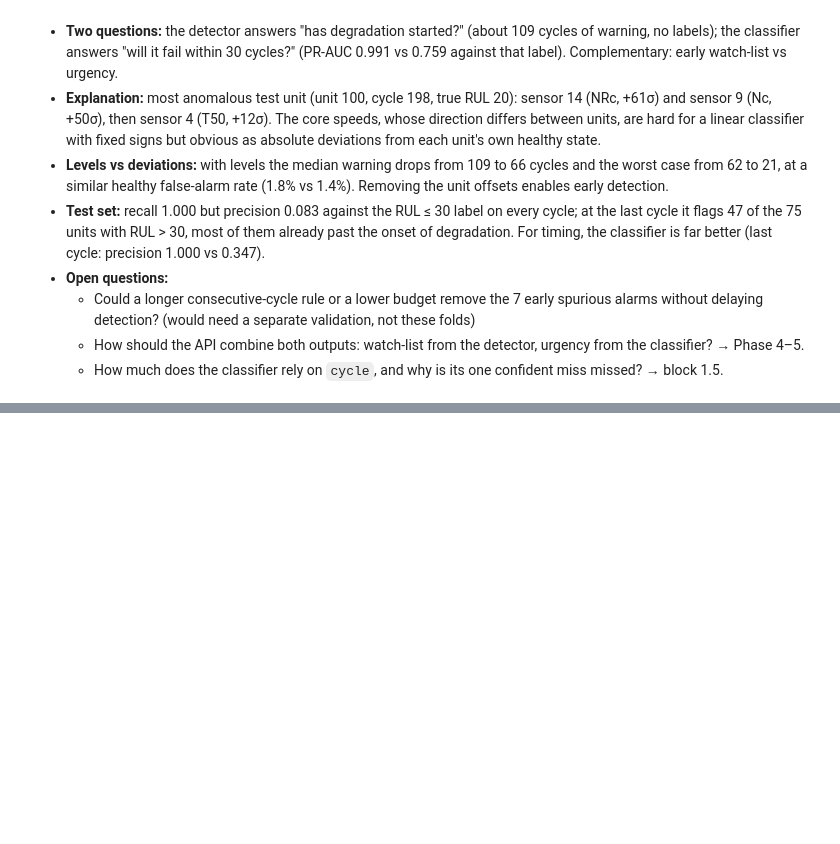
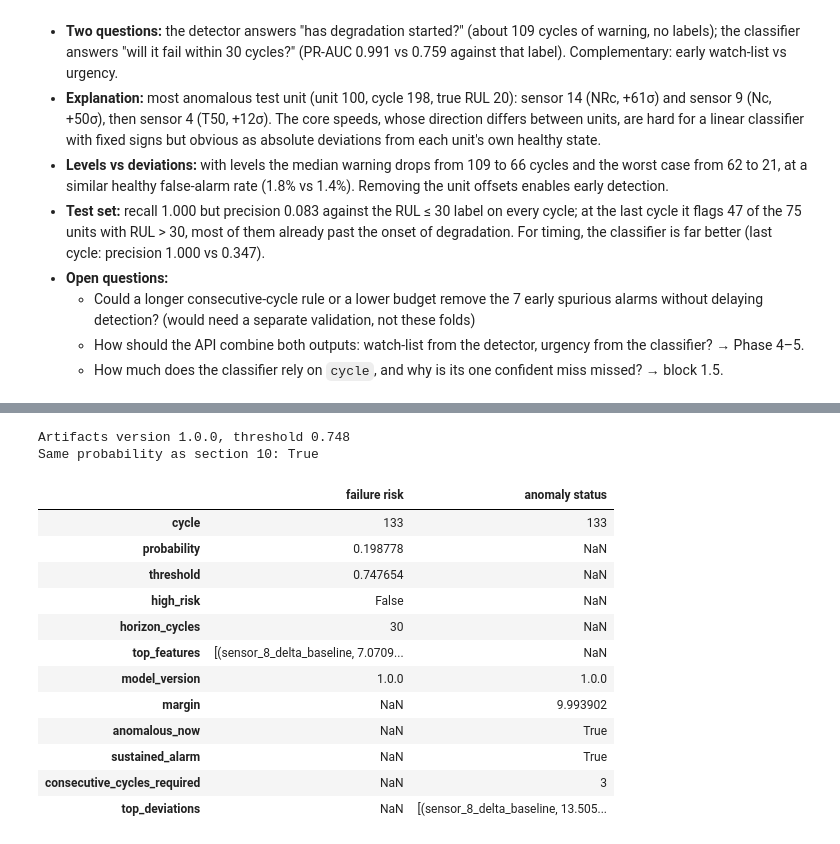
Before and after one commit to maria2332/industrial-ai-copilot, a Jupyter notebook: notebooks/02_predictive_maintenance.ipynb, the cells around one changed output, grey strips where cells are left out. Cells and saved outputs as stored; diff of their text form; code cells hidden in the pictures; blank space fills up the shorter version.

```diff
--- a/notebooks/02_predictive_maintenance.ipynb
+++ b/notebooks/02_predictive_maintenance.ipynb
@@ -690,0 +767,22 @@ Detector false-alarm rate on test cycles with RUL > 60: 0.232
+# %%
+def explain_case(position):
+    row = test.index[position]
+    case = test.loc[row]
+    margin = test_margin[position]
+    print(
+        f"Unit {case['unit']:.0f}, cycle {case['cycle']:.0f}, true RUL {case['rul']:.0f}: "
+        f"risk {test_scores[position]:.3f} (threshold {threshold:.3f}), "
+        f"detector margin {margin:.2f} ({'anomalous' if margin >= 0 else 'normal'})"
+    )
+    contributions = top_contributions(final_model, test_inputs, n=5)
+    deviations = final_detector.top_deviations(test_inputs, n=3)
+    return (
+        contributions[contributions["row"] == row].drop(columns="row").round(3),
+        deviations[deviations["row"] == row].drop(columns="row").round(2),
+    )
+
+
+misses = np.flatnonzero(last & (y_test == 1) & (test_scores < threshold))
+confident_miss = misses[np.argmin(test_scores[misses])]
+miss_contributions, miss_deviations = explain_case(confident_miss)
+miss_contributions
@@ -690,0 +878,29 @@ Detector false-alarm rate on test cycles with RUL > 60: 0.232
+# %%
+from industrial_ai.ml.inference import Predictor
+
+predictor = Predictor.load()
+unit_id = test.loc[test.index[confident_miss], "unit"]
+history = test[test["unit"] == unit_id]
+
+risk = predictor.predict_failure(history)
+status = predictor.detect_anomaly(history)
+print(f"Artifacts version {risk.model_version}, threshold {risk.threshold:.3f}")
+reproduced = np.isclose(risk.probability, test_scores[confident_miss])
+print(f"Same probability as section 10: {reproduced}")
+pd.DataFrame({"failure risk": risk.as_dict(), "anomaly status": status.as_dict()})
+# %% [output]
+Artifacts version 1.0.0, threshold 0.748
+Same probability as section 10: True
+|  | failure risk | anomaly status |
+| cycle | 133 | 133 |
+| probability | 0.198778 | NaN |
+| threshold | 0.747654 | NaN |
+| high_risk | False | NaN |
+| horizon_cycles | 30 | NaN |
+| top_features | [(sensor_8_delta_baseline, 7.0709... | NaN |
+| model_version | 1.0.0 | 1.0.0 |
+| margin | NaN | 9.993902 |
+| anomalous_now | NaN | True |
+| sustained_alarm | NaN | True |
+| consecutive_cycles_required | NaN | 3 |
+| top_deviations | NaN | [(sensor_8_delta_baseline, 13.505... |
```
Also changed, not shown: parts of 15 cells of this notebook.
